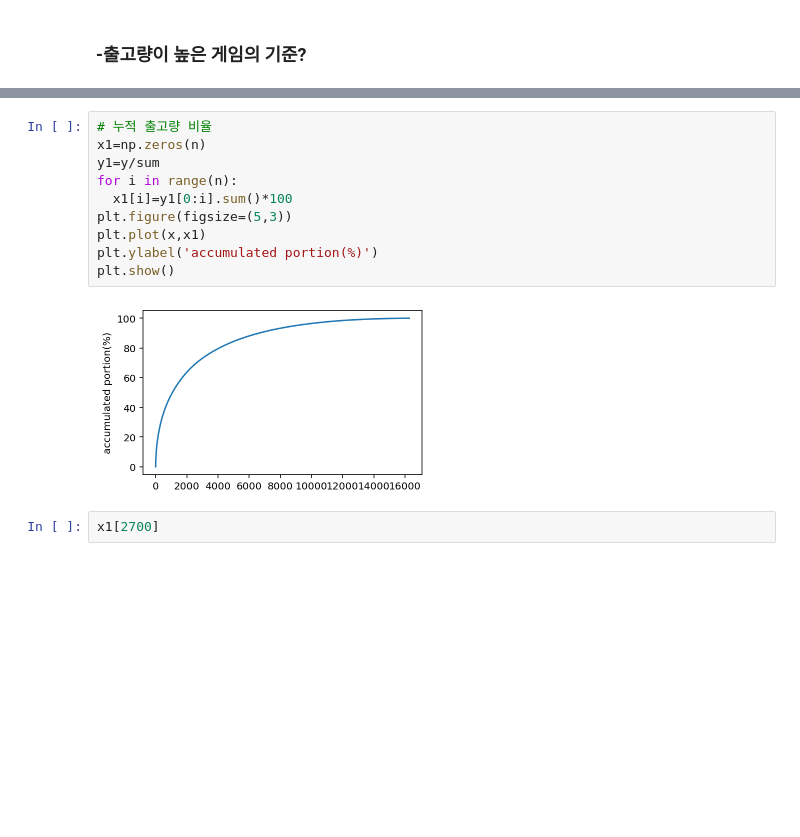
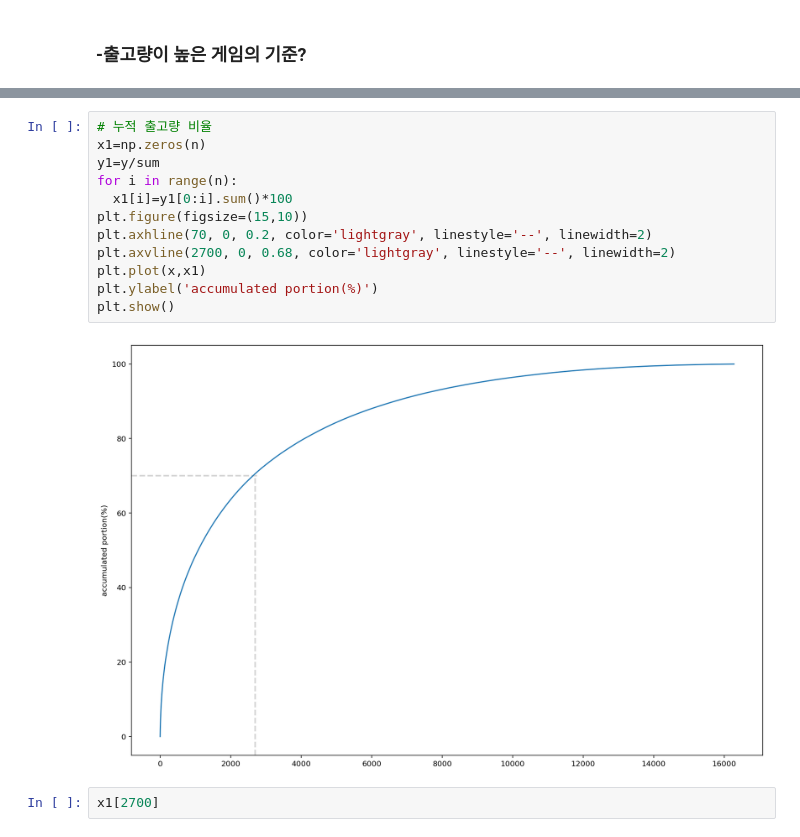
Before and after one commit to joyw93/AI_Project, a Jupyter notebook: AI_06_조용원_Section1.ipynb, the cells around one changed output, grey strips where cells are left out. Cells and saved outputs as stored; diff of their text form; blank space fills up the shorter version.

```diff
--- a/AI_06_조용원_Section1.ipynb
+++ b/AI_06_조용원_Section1.ipynb
@@ -393,15 +407,17 @@ plt.show()
 # %%
 # 누적 출고량 비율
 x1=np.zeros(n)
 y1=y/sum
 for i in range(n):
   x1[i]=y1[0:i].sum()*100
-plt.figure(figsize=(5,3))
+plt.figure(figsize=(15,10))
+plt.axhline(70, 0, 0.2, color='lightgray', linestyle='--', linewidth=2)
+plt.axvline(2700, 0, 0.68, color='lightgray', linestyle='--', linewidth=2)
 plt.plot(x,x1)
 plt.ylabel('accumulated portion(%)')
 plt.show()
 # %% [output]
-[figure, old version]
+[figure, new version]
 # %%
 x1[2700]
 # %% [output]
```
Also changed, not shown: parts of 10 cells of this notebook.
